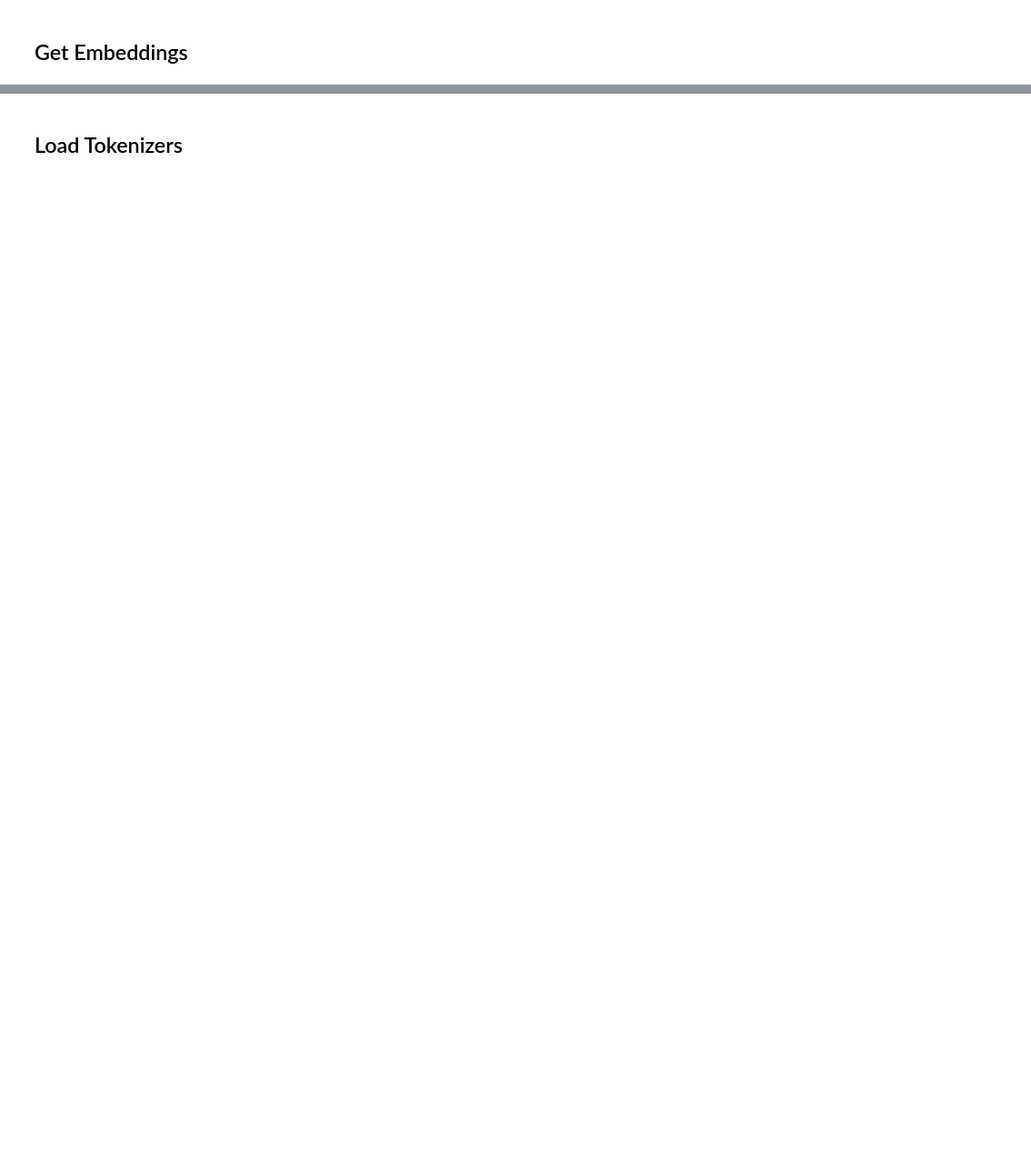
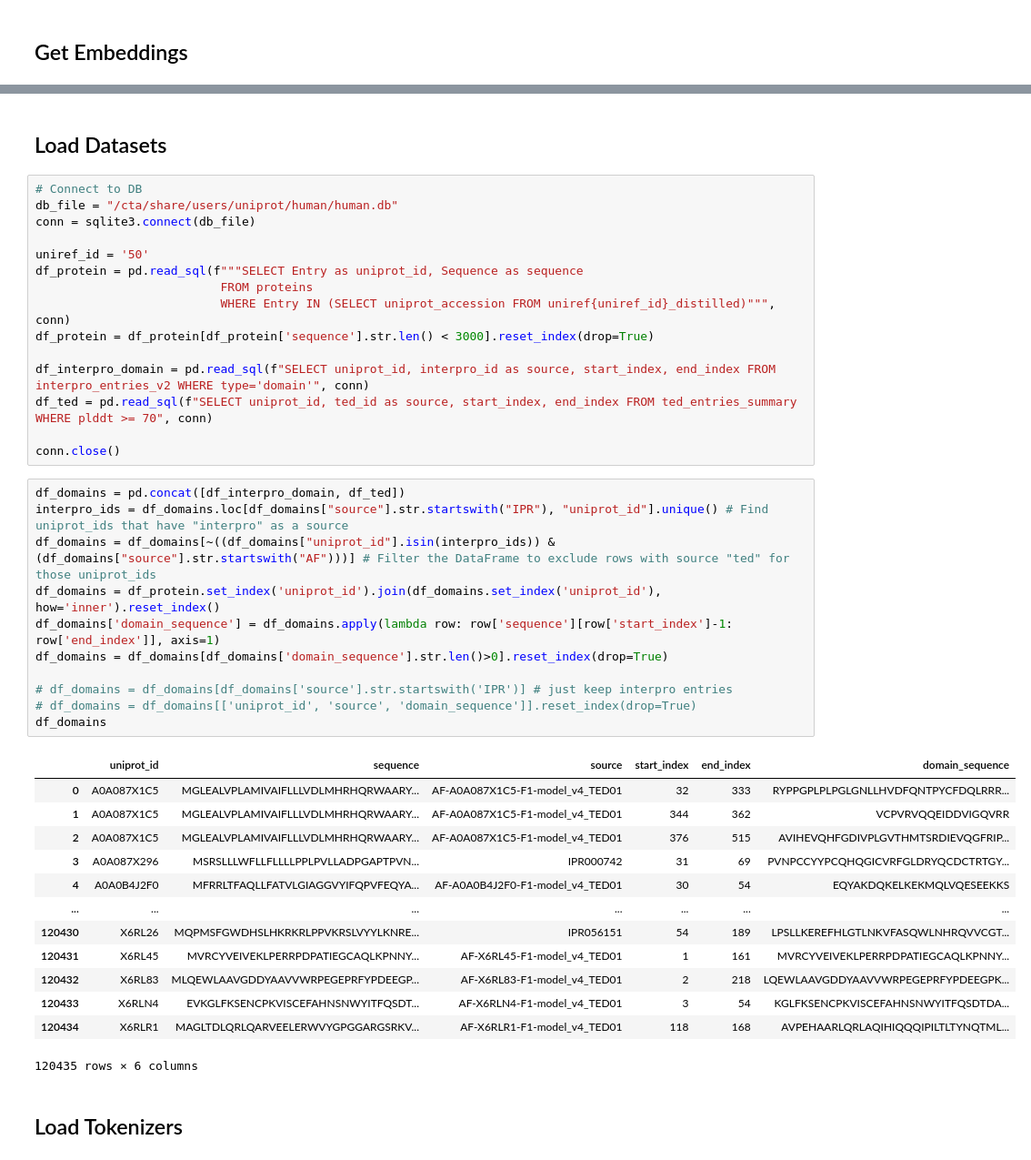
Before and after one commit to boun-tabi-lifelu/evolutionary-subword-tokenization, a Jupyter notebook: Prog/esm_study.ipynb, the cells around one changed output, grey strips where cells are left out. Shown at 91% size. Drawn from its saved outputs; the diff is of its cells as text; blank space fills up the shorter version.

```diff
--- a/Prog/esm_study.ipynb
+++ b/Prog/esm_study.ipynb
@@ -97,3 +107,45 @@ array([-4.33536470e-01,  1.08182698e-01,  7.22915351e-01,  8.09530437e-01,
+# %% [markdown]
+## Load Datasets
+# %%
+# Connect to DB
+db_file = "/cta/share/users/uniprot/human/human.db"
+conn = sqlite3.connect(db_file)
+
+uniref_id = '50'
+df_protein = pd.read_sql(f"""SELECT Entry as uniprot_id, Sequence as sequence
+                          FROM proteins
+                          WHERE Entry IN (SELECT uniprot_accession FROM uniref{uniref_id}_distilled)""", conn)
+df_protein = df_protein[df_protein['sequence'].str.len() < 3000].reset_index(drop=True)
+
+df_interpro_domain = pd.read_sql(f"SELECT uniprot_id, interpro_id as source, start_index, end_index FROM interpro_entries_v2 WHERE type='domain'", conn)
+df_ted = pd.read_sql(f"SELECT uniprot_id, ted_id as source, start_index, end_index FROM ted_entries_summary WHERE plddt >= 70", conn)
+
+conn.close()
+# %%
+df_domains = pd.concat([df_interpro_domain, df_ted])
+interpro_ids = df_domains.loc[df_domains["source"].str.startswith("IPR"), "uniprot_id"].unique() # Find uniprot_ids that have "interpro" as a source
+df_domains = df_domains[~((df_domains["uniprot_id"].isin(interpro_ids)) & (df_domains["source"].str.startswith("AF")))] # Filter the DataFrame to exclude rows with source "ted" for those uniprot_ids
+df_domains = df_protein.set_index('uniprot_id').join(df_domains.set_index('uniprot_id'), how='inner').reset_index()
+df_domains['domain_sequence'] = df_domains.apply(lambda row: row['sequence'][row['start_index']-1: row['end_index']], axis=1)
+df_domains = df_domains[df_domains['domain_sequence'].str.len()>0].reset_index(drop=True)
+
+# df_domains = df_domains[df_domains['source'].str.startswith('IPR')] # just keep interpro entries
+# df_domains = df_domains[['uniprot_id', 'source', 'domain_sequence']].reset_index(drop=True)
+df_domains
+# %% [output]
+|  | uniprot_id | sequence | source | start_index | end_index | domain_sequence |
+| 0 | A0A087X1C5 | MGLEALVPLAMIVAIFLLLVDLMHRHQRWAARY... | AF-A0A087X1C5-F1-model_v4_TED01 | 32 | 333 | RYPPGPLPLPGLGNLLHVDFQNTPYCFDQLRRR... |
+| 1 | A0A087X1C5 | MGLEALVPLAMIVAIFLLLVDLMHRHQRWAARY... | AF-A0A087X1C5-F1-model_v4_TED01 | 344 | 362 | VCPVRVQQEIDDVIGQVRR |
+| 2 | A0A087X1C5 | MGLEALVPLAMIVAIFLLLVDLMHRHQRWAARY... | AF-A0A087X1C5-F1-model_v4_TED01 | 376 | 515 | AVIHEVQHFGDIVPLGVTHMTSRDIEVQGFRIP... |
+| 3 | A0A087X296 | MSRSLLLWFLLFLLLLPPLPVLLADPGAPTPVN... | IPR000742 | 31 | 69 | PVNPCCYYPCQHQGICVRFGLDRYQCDCTRTGY... |
+| 4 | A0A0B4J2F0 | MFRRLTFAQLLFATVLGIAGGVYIFQPVFEQYA... | AF-A0A0B4J2F0-F1-model_v4_TED01 | 30 | 54 | EQYAKDQKELKEKMQLVQESEEKKS |
+| ... | ... | ... | ... | ... | ... | ... |
+| 120430 | X6RL26 | MQPMSFGWDHSLHKRKRLPPVKRSLVYYLKNRE... | IPR056151 | 54 | 189 | LPSLLKEREFHLGTLNKVFASQWLNHRQVVCGT... |
+| 120431 | X6RL45 | MVRCYVEIVEKLPERRPDPATIEGCAQLKPNNY... | AF-X6RL45-F1-model_v4_TED01 | 1 | 161 | MVRCYVEIVEKLPERRPDPATIEGCAQLKPNNY... |
+| 120432 | X6RL83 | MLQEWLAAVGDDYAAVVWRPEGEPRFYPDEEGP... | AF-X6RL83-F1-model_v4_TED01 | 2 | 218 | LQEWLAAVGDDYAAVVWRPEGEPRFYPDEEGPK... |
+| 120433 | X6RLN4 | EVKGLFKSENCPKVISCEFAHNSNWYITFQSDT... | AF-X6RLN4-F1-model_v4_TED01 | 3 | 54 | KGLFKSENCPKVISCEFAHNSNWYITFQSDTDA... |
+| 120434 | X6RLR1 | MAGLTDLQRLQARVEELERWVYGPGGARGSRKV... | AF-X6RLR1-F1-model_v4_TED01 | 118 | 168 | AVPEHAARLQRLAQIHIQQQIPILTLTYNQTML... |
+120435 rows × 6 columns
 # %% [markdown]
 ## Load Tokenizers
 # %%
```
Also changed, not shown: parts of 36 cells of this notebook.
